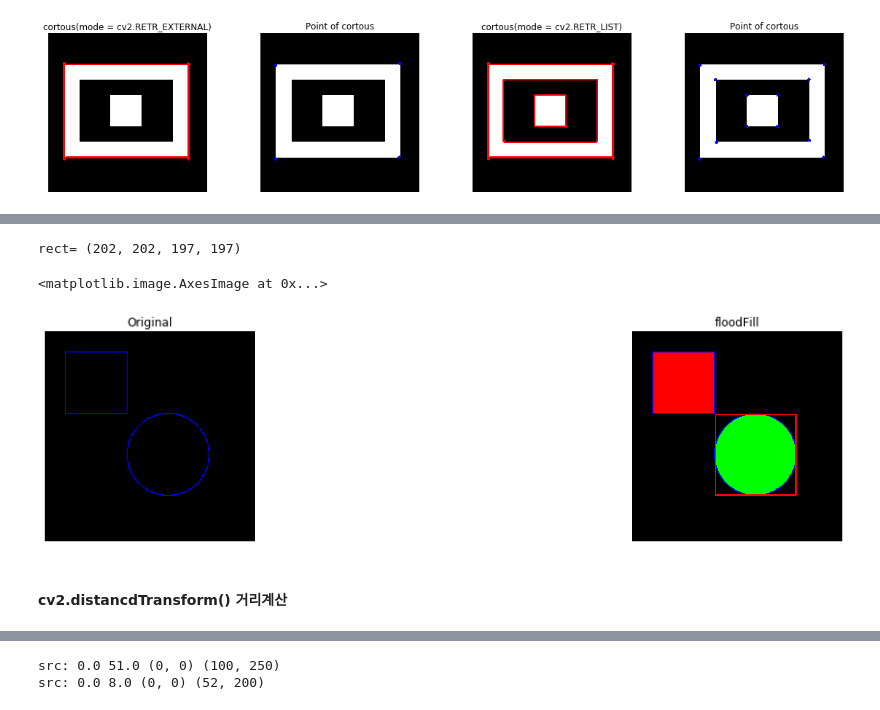
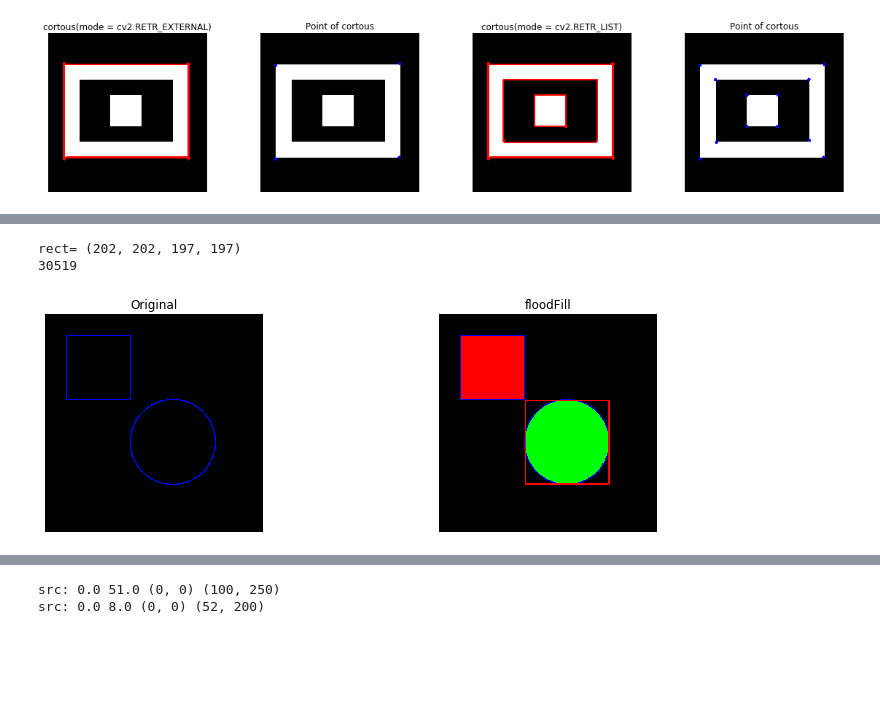
Before and after one commit to wjddyd66/OpenCV, a Jupyter notebook: Ch06.ipynb, the cells around one changed output, grey strips where cells are left out. Saved outputs shown, nothing was run; the diff lists cells and outputs as text; code cells hidden in the pictures; blank space fills up the shorter version.

```diff
--- a/Ch06.ipynb
+++ b/Ch06.ipynb
@@ -392,32 +457,32 @@ contours2[0]= [[[ 48 405]]]
 # %%
 src = np.zeros((512,512,3),dtype=np.uint8)
 
 cv2.rectangle(src,(50,50),(200,200),(0,0,255),2)
 cv2.circle(src,(300,300),100,(0,0,255),2)
 
 dst = src.copy()
 cv2.floodFill(dst,mask=None,seedPoint=(100,100),newVal=(255,0,0))
 
 retval,dst2,mask,rect = cv2.floodFill(dst,mask=None,seedPoint=(300,300),newVal=(0,255,0))
 
 print('rect=',rect)
 x,y,width,height = rect
 cv2.rectangle(dst2,(x,y),(x+width,y+height),(255,0,0),2)
 
 plt.figure(figsize=(20,4))
 
-imgae1=plt.subplot(1,2,1)
+imgae1=plt.subplot(1,3,1)
 imgae1.set_title('Original')
 plt.axis('off')
 plt.imshow(src)
 
-imgae2=plt.subplot(1,2,2)
+imgae2=plt.subplot(1,3,2)
 imgae2.set_title('floodFill')
 plt.axis('off')
 plt.imshow(dst)
+
+print(retval)
 # %% [output]
 rect= (202, 202, 197, 197)
+30519
-<matplotlib.image.AxesImage at 0x...>
-[figure, old version]
+[figure, new version]
-# %% [markdown]
-#### cv2.distancdTransform() 거리계산
```
Also changed, not shown: parts of 32 cells of this notebook.
